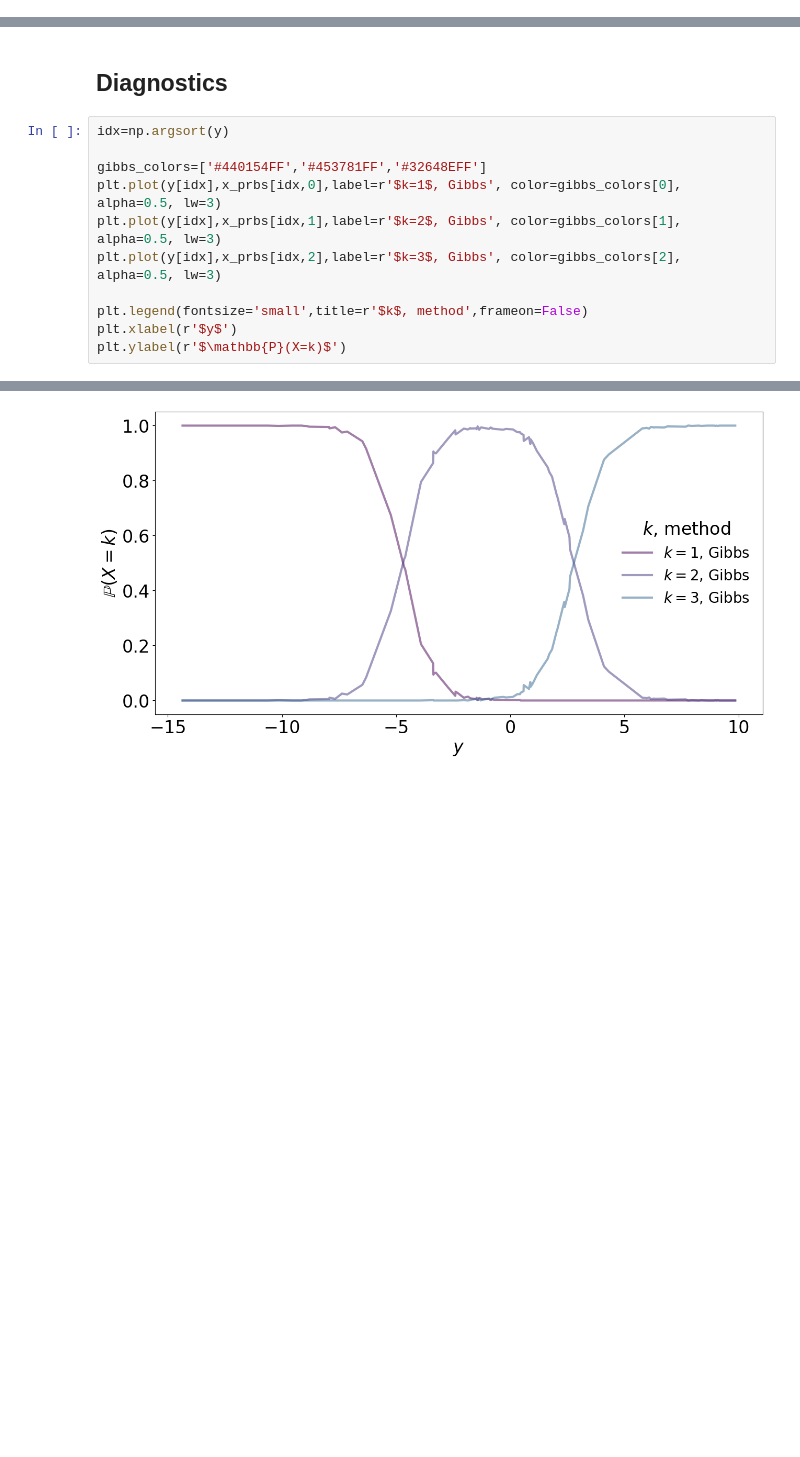
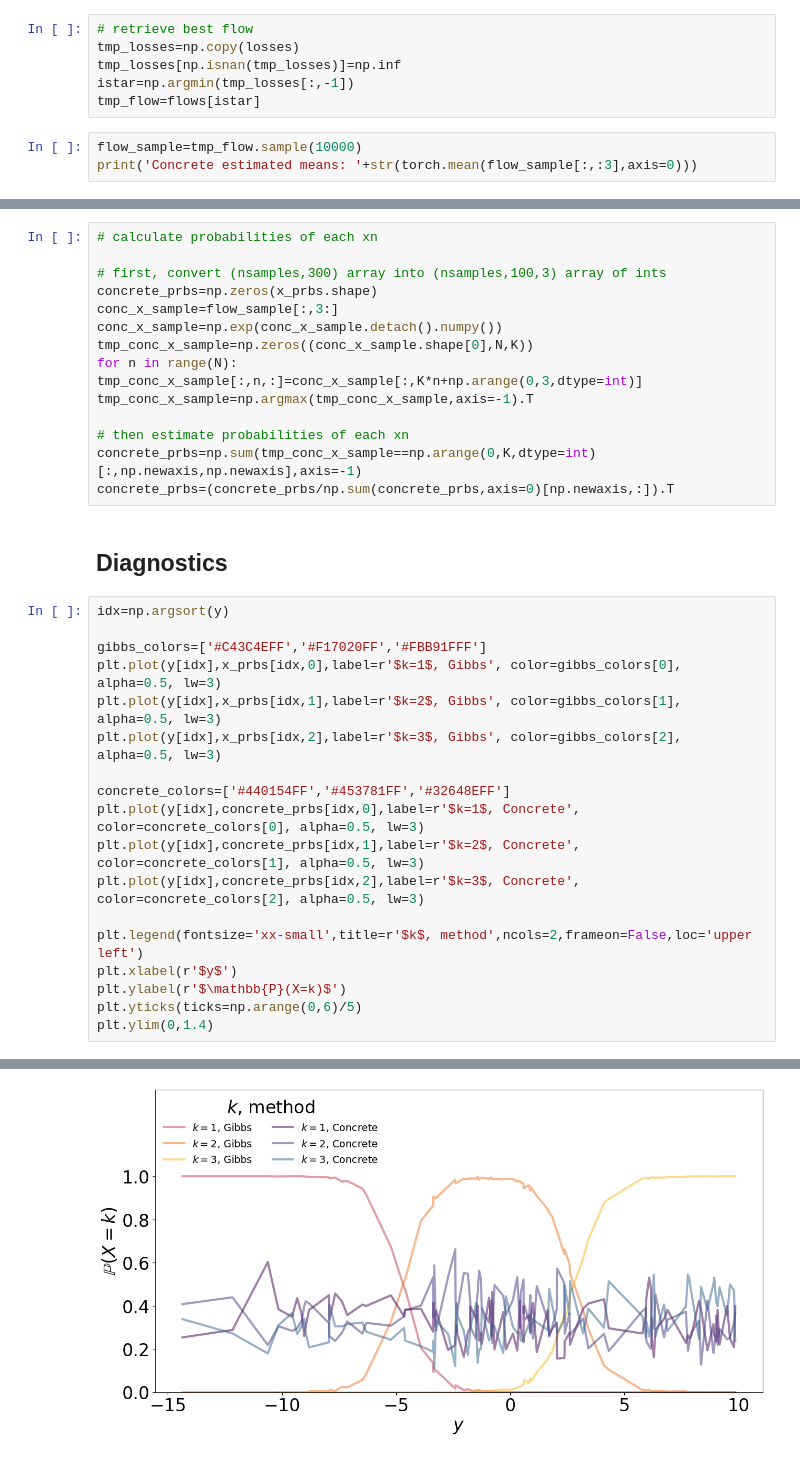
Before and after one commit to giankdiluvi/madmix, a Jupyter notebook: examples/Gaussian_mixture_model.ipynb, the cells around one changed output, grey strips where cells are left out. Saved outputs shown, nothing was run; the diff lists cells and outputs as text; blank space fills up the shorter version.

Commit message:
add concrete plot

```diff
--- a/examples/Gaussian_mixture_model.ipynb
+++ b/examples/Gaussian_mixture_model.ipynb
@@ -242,0 +239,9 @@ Text(0.5, 1.0, 'Concrete RealNVP training loss traceplots')
+# %%
+# retrieve best flow
+tmp_losses=np.copy(losses)
+tmp_losses[np.isnan(tmp_losses)]=np.inf
+istar=np.argmin(tmp_losses[:,-1])
+tmp_flow=flows[istar]
+# %%
+flow_sample=tmp_flow.sample(10000)
+print('Concrete estimated means: '+str(torch.mean(flow_sample[:,:3],axis=0)))
@@ -243,14 +250,35 @@ Text(0.5, 1.0, 'Concrete RealNVP training loss traceplots')
+# %%
+# calculate probabilities of each xn
+
+# first, convert (nsamples,300) array into (nsamples,100,3) array of ints
+concrete_prbs=np.zeros(x_prbs.shape)
+conc_x_sample=flow_sample[:,3:]
+conc_x_sample=np.exp(conc_x_sample.detach().numpy())
+tmp_conc_x_sample=np.zeros((conc_x_sample.shape[0],N,K))
+for n in range(N): tmp_conc_x_sample[:,n,:]=conc_x_sample[:,K*n+np.arange(0,3,dtype=int)]
+tmp_conc_x_sample=np.argmax(tmp_conc_x_sample,axis=-1).T
+
+# then estimate probabilities of each xn
+concrete_prbs=np.sum(tmp_conc_x_sample==np.arange(0,K,dtype=int)[:,np.newaxis,np.newaxis],axis=-1)
+concrete_prbs=(concrete_prbs/np.sum(concrete_prbs,axis=0)[np.newaxis,:]).T
 # %% [markdown]
 ## Diagnostics
 # %%
 idx=np.argsort(y)
 
-gibbs_colors=['#440154FF','#453781FF','#32648EFF']
+gibbs_colors=['#C43C4EFF','#F17020FF','#FBB91FFF']
 plt.plot(y[idx],x_prbs[idx,0],label=r'$k=1$, Gibbs', color=gibbs_colors[0], alpha=0.5, lw=3)
 plt.plot(y[idx],x_prbs[idx,1],label=r'$k=2$, Gibbs', color=gibbs_colors[1], alpha=0.5, lw=3)
 plt.plot(y[idx],x_prbs[idx,2],label=r'$k=3$, Gibbs', color=gibbs_colors[2], alpha=0.5, lw=3)
 
-plt.legend(fontsize='small',title=r'$k$, method',frameon=False)
+concrete_colors=['#440154FF','#453781FF','#32648EFF']
+plt.plot(y[idx],concrete_prbs[idx,0],label=r'$k=1$, Concrete', color=concrete_colors[0], alpha=0.5, lw=3)
+plt.plot(y[idx],concrete_prbs[idx,1],label=r'$k=2$, Concrete', color=concrete_colors[1], alpha=0.5, lw=3)
+plt.plot(y[idx],concrete_prbs[idx,2],label=r'$k=3$, Concrete', color=concrete_colors[2], alpha=0.5, lw=3)
+
+plt.legend(fontsize='xx-small',title=r'$k$, method',ncols=2,frameon=False,loc='upper left')
 plt.xlabel(r'$y$')
 plt.ylabel(r'$\mathbb{P}(X=k)$')
+plt.yticks(ticks=np.arange(0,6)/5)
+plt.ylim(0,1.4)
 # %% [output]
@@ -258 +286 @@ Text(0, 0.5, '$\\mathbb{P}(X=k)$')
-[figure, old version]
+[figure, new version]
```
Also changed, not shown: parts of 4 cells of this notebook.
